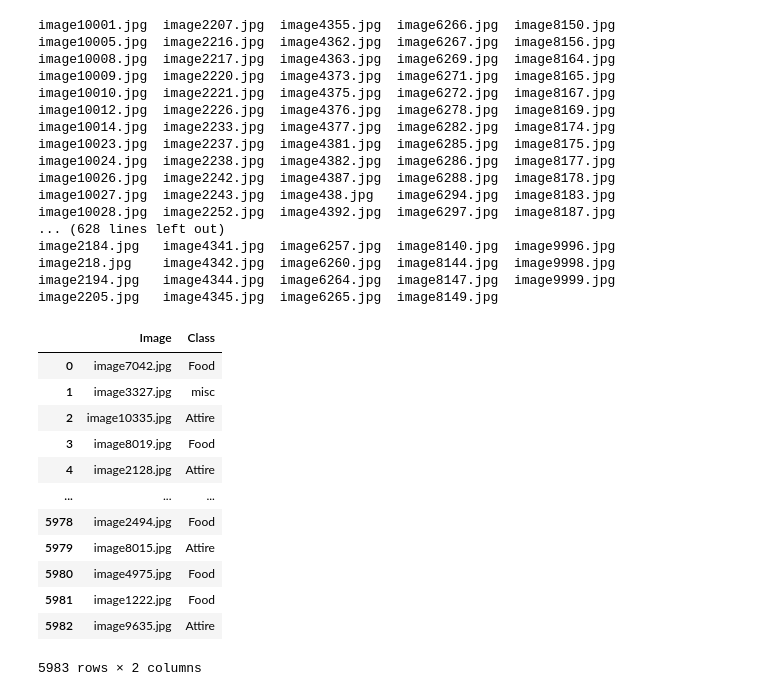
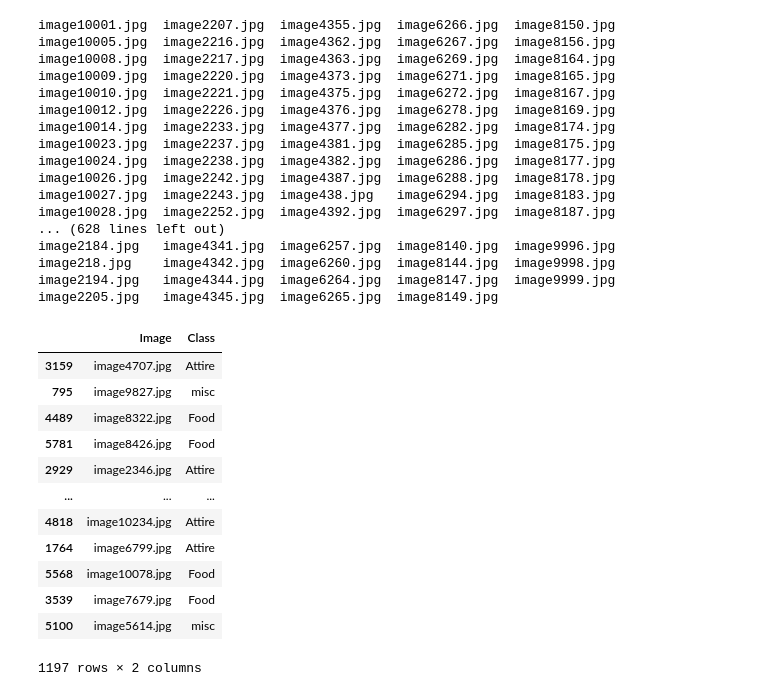
Before and after one commit to sf-rahul/Tensorflow, a Jupyter notebook: HackerearthChalane.ipynb, the cells around one changed output. Drawn from its saved outputs; the diff is of its cells as text; code cells hidden in the pictures.

```diff
--- a/HackerearthChalane.ipynb
+++ b/HackerearthChalane.ipynb
@@ -83,22 +83,22 @@ test_csv = pd.read_csv('dataset/test.csv')
 # %%
 from sklearn.model_selection import train_test_split
 X_train, X_test = train_test_split(train_csv,  test_size=0.2, random_state=1)
-# %%
-train_csv
-# %% [output]
-|  | Image | Class |
-| 0 | image7042.jpg | Food |
-| 1 | image3327.jpg | misc |
-| 2 | image10335.jpg | Attire |
-| 3 | image8019.jpg | Food |
-| 4 | image2128.jpg | Attire |
-| ... | ... | ... |
-| 5978 | image2494.jpg | Food |
-| 5979 | image8015.jpg | Attire |
-| 5980 | image4975.jpg | Food |
-| 5981 | image1222.jpg | Food |
-| 5982 | image9635.jpg | Attire |
-5983 rows × 2 columns
+# %%
+X_test
+# %% [output]
+|  | Image | Class |
+| 3159 | image4707.jpg | Attire |
+| 795 | image9827.jpg | misc |
+| 4489 | image8322.jpg | Food |
+| 5781 | image8426.jpg | Food |
+| 2929 | image2346.jpg | Attire |
+| ... | ... | ... |
+| 4818 | image10234.jpg | Attire |
+| 1764 | image6799.jpg | Attire |
+| 5568 | image10078.jpg | Food |
+| 3539 | image7679.jpg | Food |
+| 5100 | image5614.jpg | misc |
+1197 rows × 2 columns
 # %%
 train_csv.loc[train_csv['Image'] == 'image273.jpg']['Class']
 # %% [output]
```
Also changed, not shown: parts of 43 cells of this notebook.
